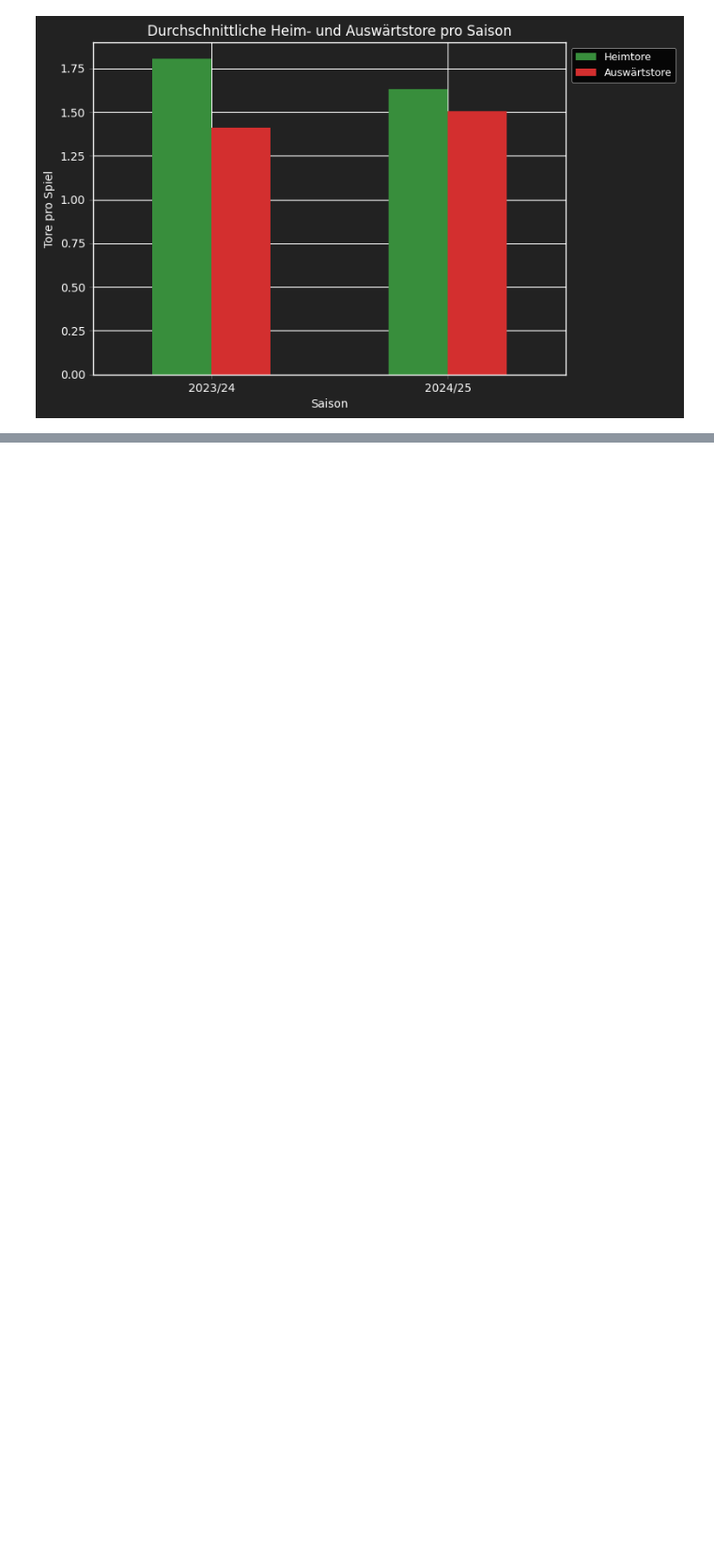
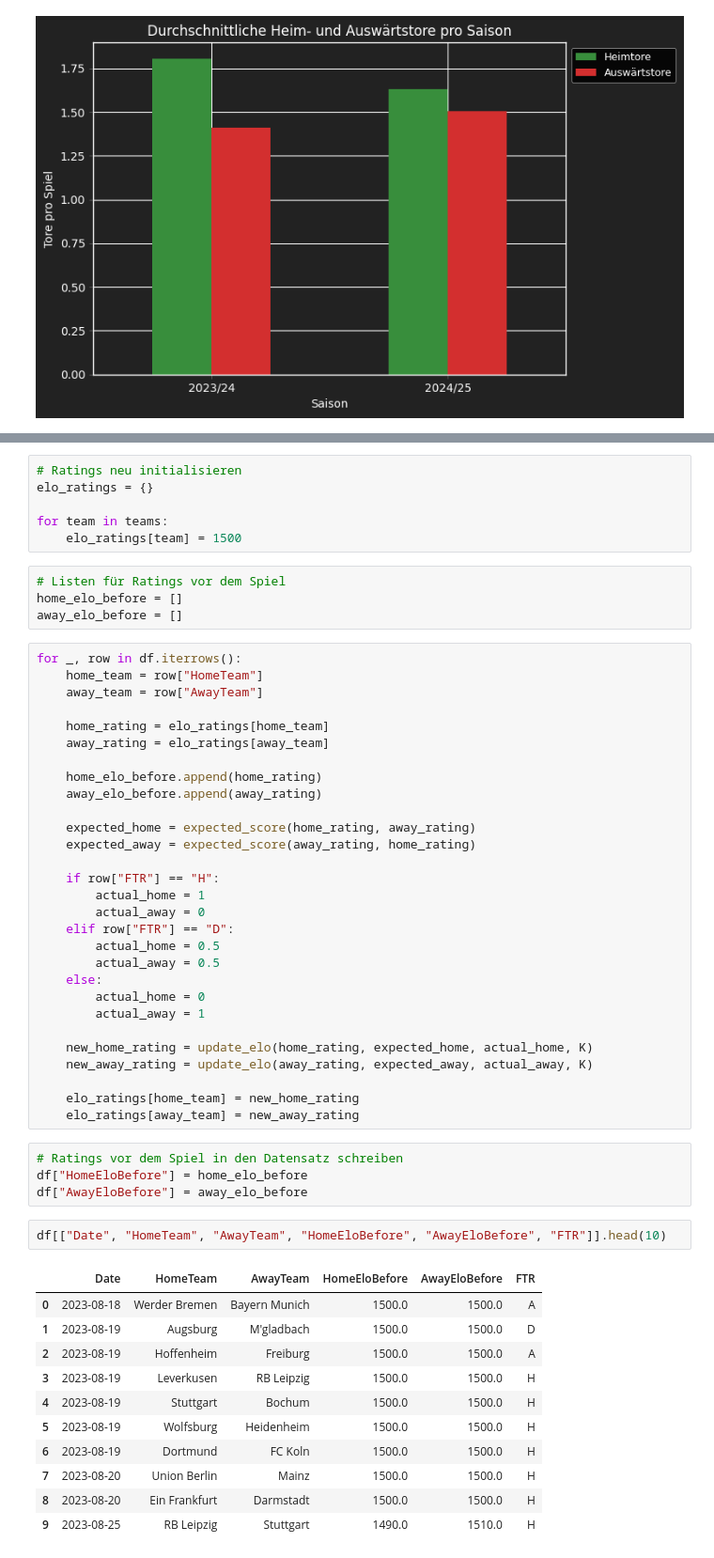
Before and after one commit to Berkedmy/Final_Projekt, a Jupyter notebook: notebooks/01_data_check.ipynb, the cells around one changed output, grey strips where cells are left out. Shown at 94% size. Drawn from its saved outputs; the diff is of its cells as text; blank space fills up the shorter version.

```diff
--- a/notebooks/01_data_check.ipynb
+++ b/notebooks/01_data_check.ipynb
@@ -257,0 +362,57 @@ Außerdem lassen sich kleine Unterschiede zwischen den beiden Spielzeiten erkenn
+# %%
+# Ratings neu initialisieren
+elo_ratings = {}
+
+for team in teams:
+    elo_ratings[team] = 1500
+# %%
+# Listen für Ratings vor dem Spiel
+home_elo_before = []
+away_elo_before = []
+# %%
+for _, row in df.iterrows():
+    home_team = row["HomeTeam"]
+    away_team = row["AwayTeam"]
+
+    home_rating = elo_ratings[home_team]
+    away_rating = elo_ratings[away_team]
+
+    home_elo_before.append(home_rating)
+    away_elo_before.append(away_rating)
+
+    expected_home = expected_score(home_rating, away_rating)
+    expected_away = expected_score(away_rating, home_rating)
+
+    if row["FTR"] == "H":
+        actual_home = 1
+        actual_away = 0
+    elif row["FTR"] == "D":
+        actual_home = 0.5
+        actual_away = 0.5
+    else:
+        actual_home = 0
+        actual_away = 1
+
+    new_home_rating = update_elo(home_rating, expected_home, actual_home, K)
+    new_away_rating = update_elo(away_rating, expected_away, actual_away, K)
+
+    elo_ratings[home_team] = new_home_rating
+    elo_ratings[away_team] = new_away_rating
+# %%
+# Ratings vor dem Spiel in den Datensatz schreiben
+df["HomeEloBefore"] = home_elo_before
+df["AwayEloBefore"] = away_elo_before
+# %%
+df[["Date", "HomeTeam", "AwayTeam", "HomeEloBefore", "AwayEloBefore", "FTR"]].head(10)
+# %% [output]
+|  | Date | HomeTeam | AwayTeam | HomeEloBefore | AwayEloBefore | FTR |
+| 0 | 2023-08-18 | Werder Bremen | Bayern Munich | 1500.0 | 1500.0 | A |
+| 1 | 2023-08-19 | Augsburg | M'gladbach | 1500.0 | 1500.0 | D |
+| 2 | 2023-08-19 | Hoffenheim | Freiburg | 1500.0 | 1500.0 | A |
+| 3 | 2023-08-19 | Leverkusen | RB Leipzig | 1500.0 | 1500.0 | H |
+| 4 | 2023-08-19 | Stuttgart | Bochum | 1500.0 | 1500.0 | H |
+| 5 | 2023-08-19 | Wolfsburg | Heidenheim | 1500.0 | 1500.0 | H |
+| 6 | 2023-08-19 | Dortmund | FC Koln | 1500.0 | 1500.0 | H |
+| 7 | 2023-08-20 | Union Berlin | Mainz | 1500.0 | 1500.0 | H |
+| 8 | 2023-08-20 | Ein Frankfurt | Darmstadt | 1500.0 | 1500.0 | H |
+| 9 | 2023-08-25 | RB Leipzig | Stuttgart | 1490.0 | 1510.0 | H |
```
Also changed, not shown: parts of 26 cells of this notebook.
